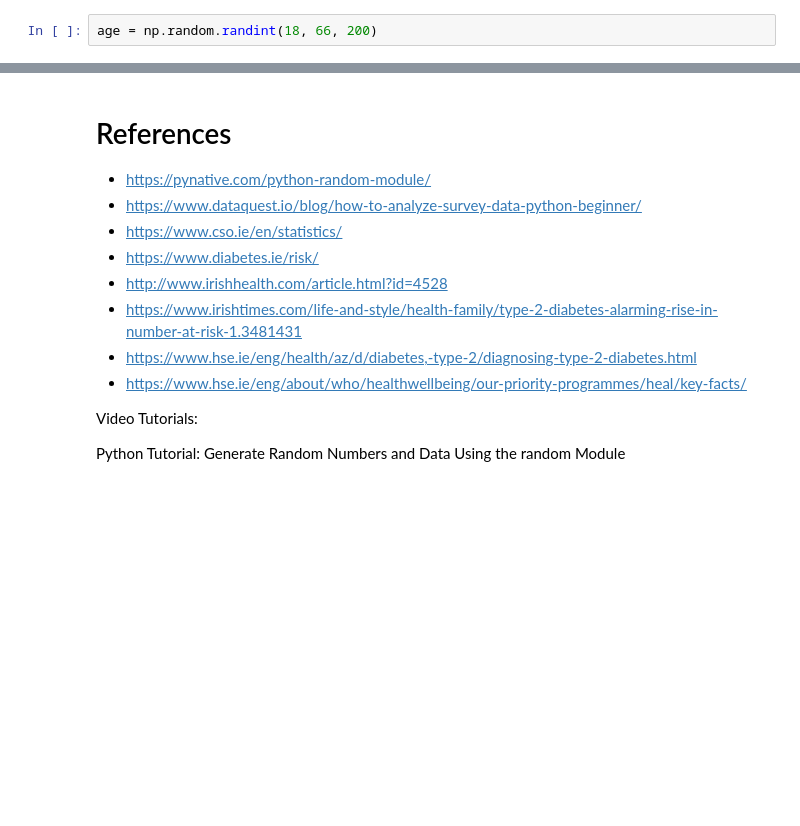
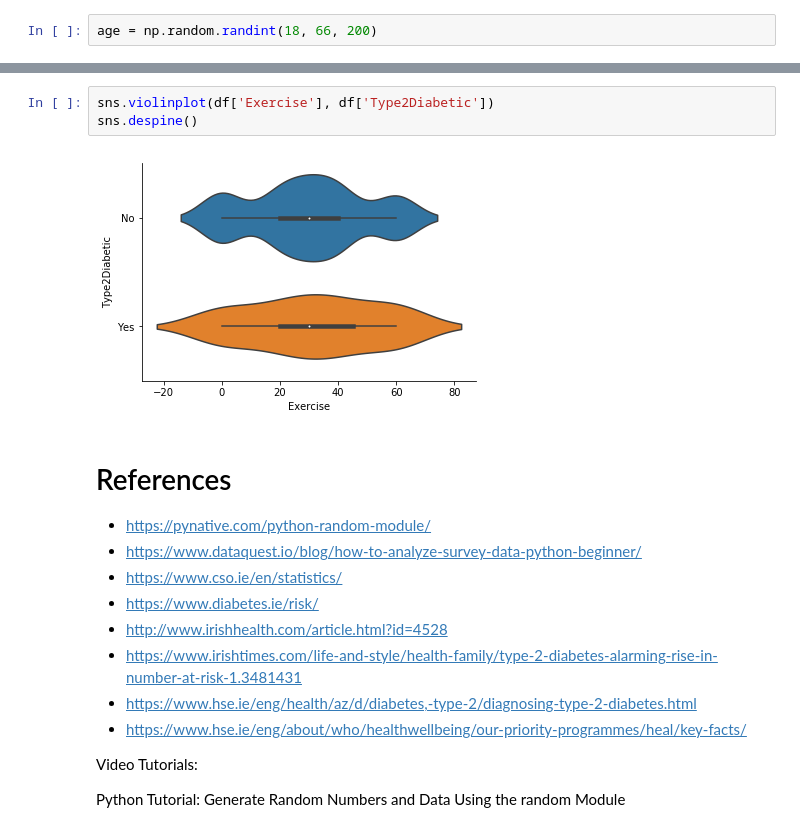
Before and after one commit to pauladaly/Programming_DA_Project, a Jupyter notebook: Programming_DA_Project.ipynb, the cells around one changed output, grey strips where cells are left out. Drawn from its saved outputs; the diff is of its cells as text; blank space fills up the shorter version.

```diff
--- a/Programming_DA_Project.ipynb
+++ b/Programming_DA_Project.ipynb
@@ -161,3 +223,8 @@ df.head(20)
+# %%
+sns.violinplot(df['Exercise'], df['Type2Diabetic'])
+sns.despine()
+# %% [output]
+[figure, added]
 # %% [markdown]
 # References
 
```
Also changed, not shown: parts of 13 cells of this notebook, 1 other file.
